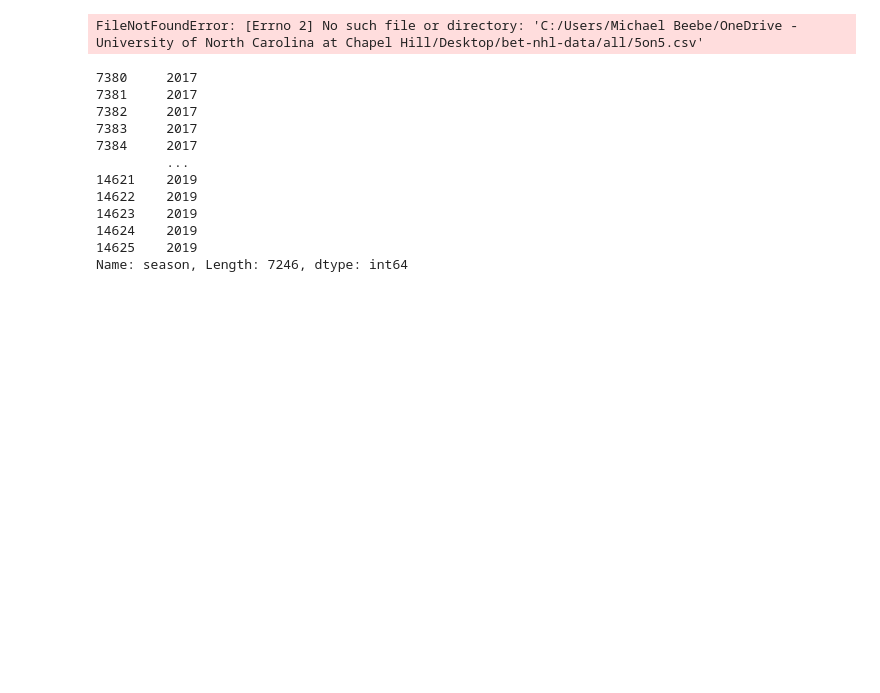
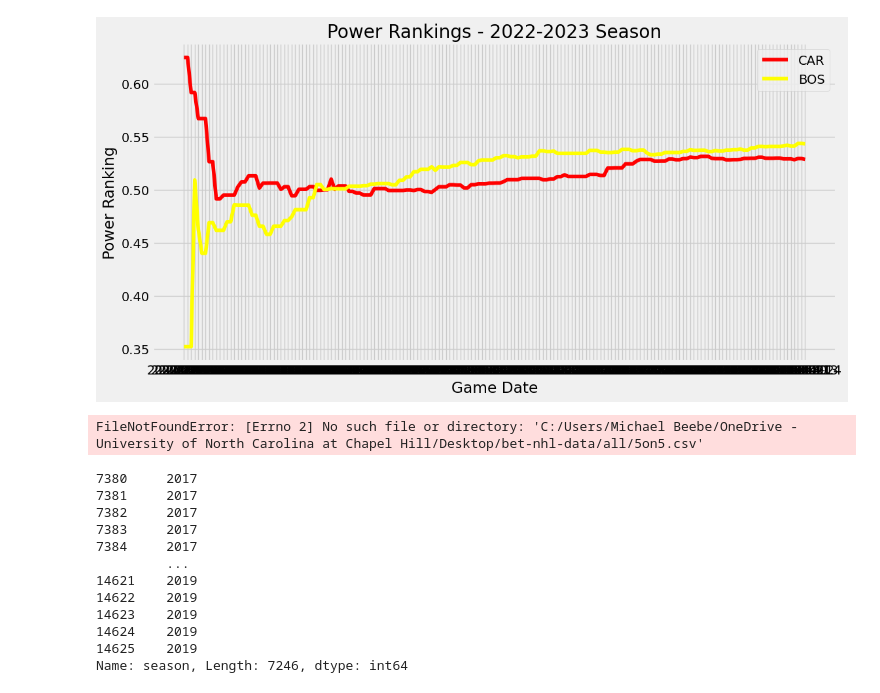
Before and after one commit to mpb9/nhl-model, a Jupyter notebook: PLAYGROUND.ipynb, the cells around one changed output. Saved outputs shown, nothing was run; the diff lists cells and outputs as text; code cells hidden in the pictures; blank space fills up the shorter version.

```diff
--- a/PLAYGROUND.ipynb
+++ b/PLAYGROUND.ipynb
@@ -1,31 +1,51 @@
 # %%
+from matplotlib import legend
 import pandas as pd
 import numpy as np
 import matplotlib.pyplot as plt
 import seaborn as sns
 import xgboost as xgb
 from sklearn.metrics import mean_squared_error
 
 from src.utility.constants import *
 from src.utility.personal import *
 from src.utility.structure import *
 from src.utility.storage import *
 from src.utility.math import *
 
 from src.avgs import *
 from src.trajectory import *
 
 from src.relative_data.power_rank import *
 from src.relative_data.sos import *
 from src.situational_data.home_away import *
 
 from src.model.model import *
 from src.model.target import *
 
 from src.init_DFs.season_odds import *
 
 color_pal = sns.color_palette()
 plt.style.use('fivethirtyeight')
+
+szn = "2022"
+sit = "all"
+
+df = pd.read_csv("databases/BY_TEAM/POWER_RANK/POWER_RANK_SZN_5on5.csv")
+df = df[["CAR", "BOS", "game_date"]]
+df = df[df["game_date"] >= "2022-10-12"]
+df.dropna(inplace=True)
+plt.figure(figsize=(12, 6))
+plt.title("Power Rankings - 2022-2023 Season")
+plt.xlabel("Game Date")
+plt.ylabel("Power Ranking")
+plt.grid(True)
+plt.plot(df["game_date"], df["CAR"], label="CAR", color="red")
+plt.plot(df["game_date"], df["BOS"], label="BOS", color="yellow")
+plt.legend()
+plt.show()
+# %% [output]
+[figure, added]
 # %%
 szn = "all"
 sit = "5on5"
```
Also changed, not shown: 22 other files.
